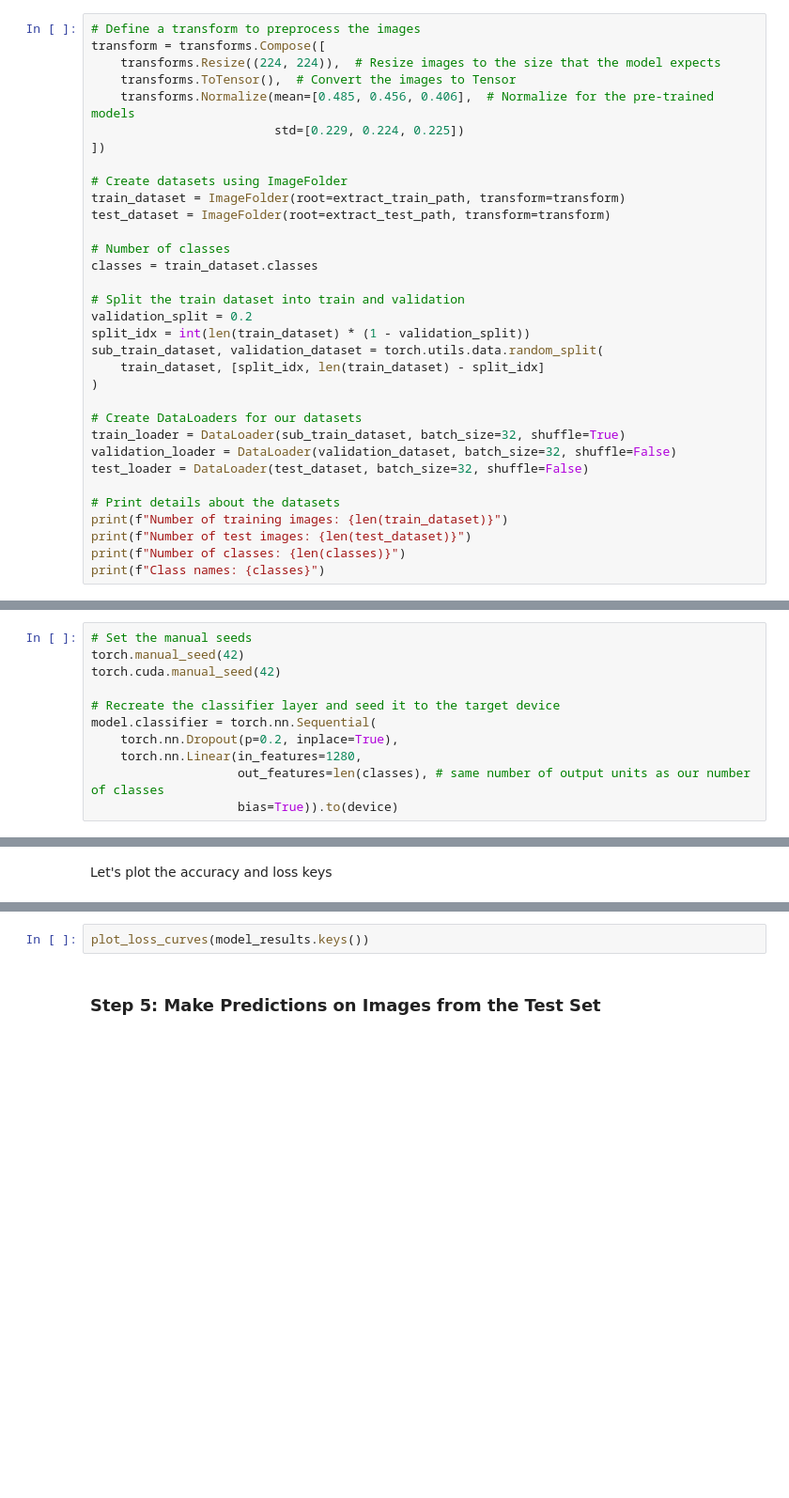
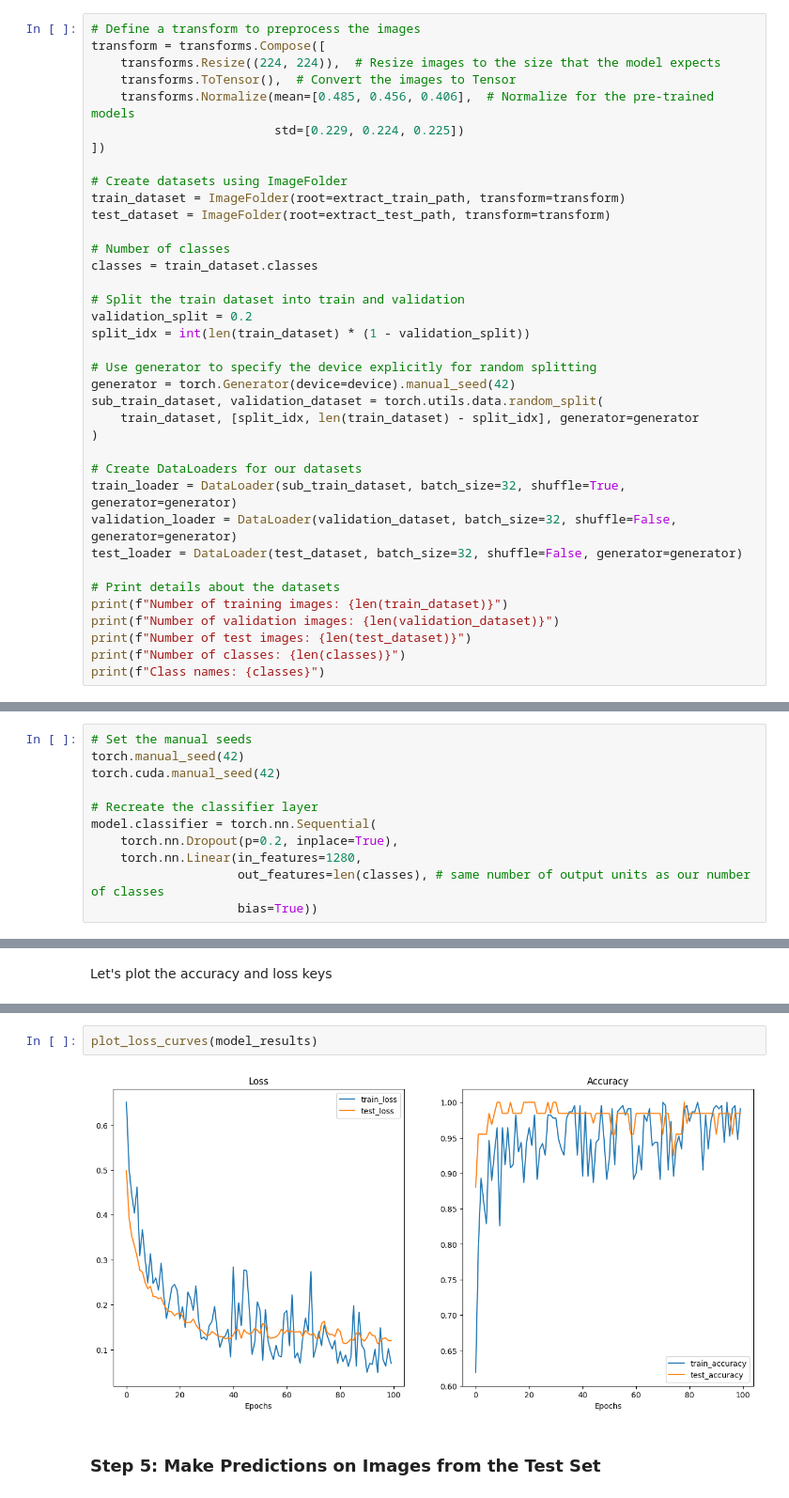
Before and after one commit to arkeodev/pytorch, a Jupyter notebook: Transfer_Learning/transfer_learning.ipynb, the cells around one changed output, grey strips where cells are left out. Shown at 94% size. Drawn from its saved outputs; the diff is of its cells as text; blank space fills up the shorter version.

```diff
--- a/Transfer_Learning/transfer_learning.ipynb
+++ b/Transfer_Learning/transfer_learning.ipynb
@@ -282,17 +287,21 @@ classes = train_dataset.classes
 # Split the train dataset into train and validation
 validation_split = 0.2
 split_idx = int(len(train_dataset) * (1 - validation_split))
+
+# Use generator to specify the device explicitly for random splitting
+generator = torch.Generator(device=device).manual_seed(42)
 sub_train_dataset, validation_dataset = torch.utils.data.random_split(
-    train_dataset, [split_idx, len(train_dataset) - split_idx]
+    train_dataset, [split_idx, len(train_dataset) - split_idx], generator=generator
 )
 
 # Create DataLoaders for our datasets
-train_loader = DataLoader(sub_train_dataset, batch_size=32, shuffle=True)
-validation_loader = DataLoader(validation_dataset, batch_size=32, shuffle=False)
-test_loader = DataLoader(test_dataset, batch_size=32, shuffle=False)
+train_loader = DataLoader(sub_train_dataset, batch_size=32, shuffle=True, generator=generator)
+validation_loader = DataLoader(validation_dataset, batch_size=32, shuffle=False, generator=generator)
+test_loader = DataLoader(test_dataset, batch_size=32, shuffle=False, generator=generator)
 
 # Print details about the datasets
 print(f"Number of training images: {len(train_dataset)}")
+print(f"Number of validation images: {len(validation_dataset)}")
 print(f"Number of test images: {len(test_dataset)}")
 print(f"Number of classes: {len(classes)}")
 print(f"Class names: {classes}")
@@ -389,12 +399,12 @@ Next, we'll modify the pre-trained model's classifier to fit our new task. Let's
 torch.manual_seed(42)
 torch.cuda.manual_seed(42)
 
-# Recreate the classifier layer and seed it to the target device
+# Recreate the classifier layer
 model.classifier = torch.nn.Sequential(
     torch.nn.Dropout(p=0.2, inplace=True),
     torch.nn.Linear(in_features=1280,
                     out_features=len(classes), # same number of output units as our number of classes
-                    bias=True)).to(device)
+                    bias=True))
 # %% [markdown]
 Let's visualise the model's parameters once more.
 # %%
@@ -626,7 +654,9 @@ def plot_loss_curves(results: Dict[str, List[float]]):
     plt.xlabel('Epochs')
     plt.legend();
 # %%
-plot_loss_curves(model_results.keys())
+plot_loss_curves(model_results)
+# %% [output]
+[figure, added]
 # %% [markdown]
 ### Step 5: Make Predictions on Images from the Test Set
 # %% [markdown]
```
Also changed, not shown: parts of 9 cells of this notebook.
